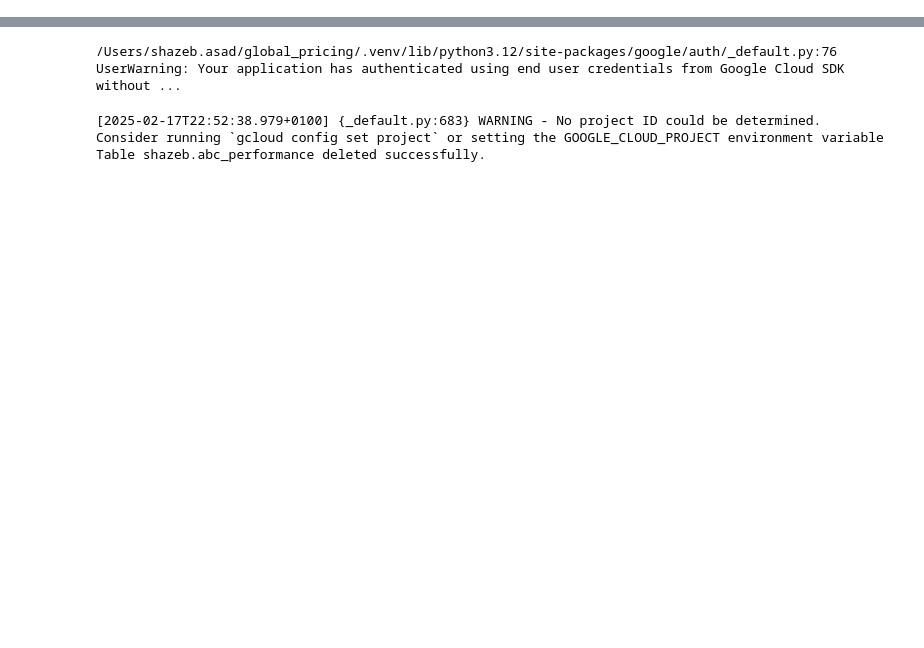
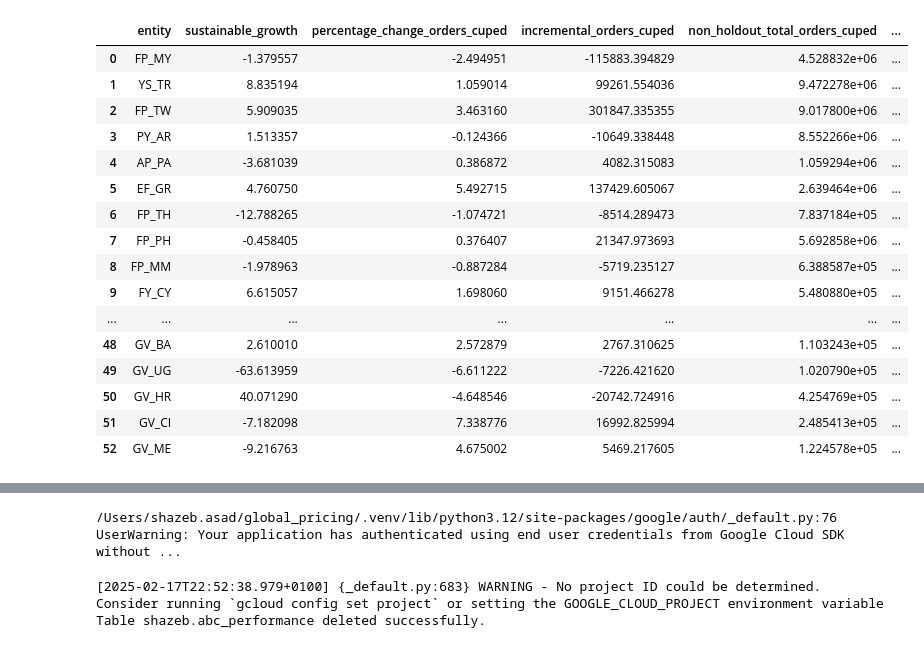
Before and after one commit to shazebasad-dh/https---github.com-deliveryhero-global_pricing, a Jupyter notebook: team/Shazeb/Holdout_group/holdout_pipeline.ipynb, the cells around one changed output, grey strips where cells are left out. Drawn from its saved outputs; the diff is of its cells as text; code cells hidden in the pictures; blank space fills up the shorter version.

```diff
--- a/team/Shazeb/Holdout_group/holdout_pipeline.ipynb
+++ b/team/Shazeb/Holdout_group/holdout_pipeline.ipynb
@@ -340,7 +402,7 @@ def calculate_sustainable_growth(data, pre_profit, post_profit):
     percentage_change_flgp_cuped = ((incremental_flgp_cuped) / abs(scaled_holdout_total_flgp_cuped)) * 100 if scaled_holdout_total_flgp_cuped != 0 else np.nan
 
     # Sustainable Growth Calculation
-    sustainable_growth = ((incremental_orders_cuped + (incremental_flgp_cuped / non_holdout_flgp_per_order_cuped)) / scaled_holdout_total_orders_cuped) * 100 if scaled_holdout_total_orders_cuped != 0 else np.nan
+    sustainable_growth = ((incremental_orders_cuped + (incremental_flgp_cuped / abs(non_holdout_flgp_per_order_cuped))) / scaled_holdout_total_orders_cuped) * 100 if scaled_holdout_total_orders_cuped != 0 else np.nan
 
     # T-tests for significance
     t_stat_orders, p_value_orders = ttest_ind(
@@ -387,7 +449,7 @@ def extract_data(project , mkt_data, dps_data):
         raise e
 
     start_time = time.time()
-    combined_df = combined_data(mkt_data, dps_data)
+    combined_df = combined_data(client,mkt_data, dps_data)
     elapsed_time = time.time() - start_time
     logging.info(f"Time to extract and combine data from DB: {elapsed_time:.2f} seconds")
 
@@ -428,7 +490,7 @@ def create_growth_dataframe(df):
 
     return final_results_df
 
-def push_data_to_bigquery(project,df, dataset="shazeb", table_name="abc_performance"):
+def push_data_to_bigquery(project,df, dataset, table_name, schema):
 
     project_id = project
     try:
@@ -439,7 +501,7 @@ def push_data_to_bigquery(project,df, dataset="shazeb", table_name="abc_performa
 
     try:
         bq_create_dataset(bigquery_client, dataset)
-        bq_create_table(bigquery_client, dataset, table_name)
+        bq_create_table(bigquery_client, dataset, table_name, schema)
     except Exception as e:
         logging.error(f"Error creating dataset/table: {e}")
         raise e
@@ -449,31 +511,9 @@ def push_data_to_bigquery(project,df, dataset="shazeb", table_name="abc_performa
             client=bigquery_client,
             dataset_id=dataset,
             table_id=table_name,
-            df=final_results_df
+            df=df
         )
         logging.info("Data inserted successfully into BigQuery table.")
     except Exception as e:
         logging.error(f"Error inserting data into BigQuery: {e}")
         raise e
-# %%
-if __name__ == "__main__":
-
-    # ------------------------------------------------------------------------------
-    # GET DATA FROM DB
-    # ------------------------------------------------------------------------------
-
-    raw_data = extract_data("logistics-customer-staging",mkt_data, dps_data)
-
-    # ------------------------------------------------------------------------------
-    # Calculate Sustainable Growth
-    # ------------------------------------------------------------------------------
-
-    sustainable_df = create_growth_dataframe(raw_data)
-
-    # ------------------------------------------------------------------------------
-    # Push Data to DB
-    # ------------------------------------------------------------------------------
-
-    folder = "shazeb"
-    table_name = "abc_performance"
-    push_data_to_bigquery('logistics-data-storage-staging', sustainable_df, folder, table_name)
@@ -530,0 +591,20 @@ See the caveats in the documentation: https://pandas.pydata.org/pandas-docs/stab
+# %%
+sustainable_df
+# %% [output]
+|  | entity | sustainable_growth | percentage_change_orders_cuped | incremental_orders_cuped | non_holdout_total_orders_cuped | ... |
+| 0 | FP_MY | -1.379557 | -2.494951 | -115883.394829 | 4.528832e+06 | ... |
+| 1 | YS_TR | 8.835194 | 1.059014 | 99261.554036 | 9.472278e+06 | ... |
+| 2 | FP_TW | 5.909035 | 3.463160 | 301847.335355 | 9.017800e+06 | ... |
+| 3 | PY_AR | 1.513357 | -0.124366 | -10649.338448 | 8.552266e+06 | ... |
+| 4 | AP_PA | -3.681039 | 0.386872 | 4082.315083 | 1.059294e+06 | ... |
+| 5 | EF_GR | 4.760750 | 5.492715 | 137429.605067 | 2.639464e+06 | ... |
+| 6 | FP_TH | -12.788265 | -1.074721 | -8514.289473 | 7.837184e+05 | ... |
+| 7 | FP_PH | -0.458405 | 0.376407 | 21347.973693 | 5.692858e+06 | ... |
+| 8 | FP_MM | -1.978963 | -0.887284 | -5719.235127 | 6.388587e+05 | ... |
+| 9 | FY_CY | 6.615057 | 1.698060 | 9151.466278 | 5.480880e+05 | ... |
+| ... | ... | ... | ... | ... | ... | ... |
+| 48 | GV_BA | 2.610010 | 2.572879 | 2767.310625 | 1.103243e+05 | ... |
+| 49 | GV_UG | -63.613959 | -6.611222 | -7226.421620 | 1.020790e+05 | ... |
+| 50 | GV_HR | 40.071290 | -4.648546 | -20742.724916 | 4.254769e+05 | ... |
+| 51 | GV_CI | -7.182098 | 7.338776 | 16992.825994 | 2.485413e+05 | ... |
+| 52 | GV_ME | -9.216763 | 4.675002 | 5469.217605 | 1.224578e+05 | ... |
```
Also changed, not shown: parts of 5 cells of this notebook, 2 other files.
